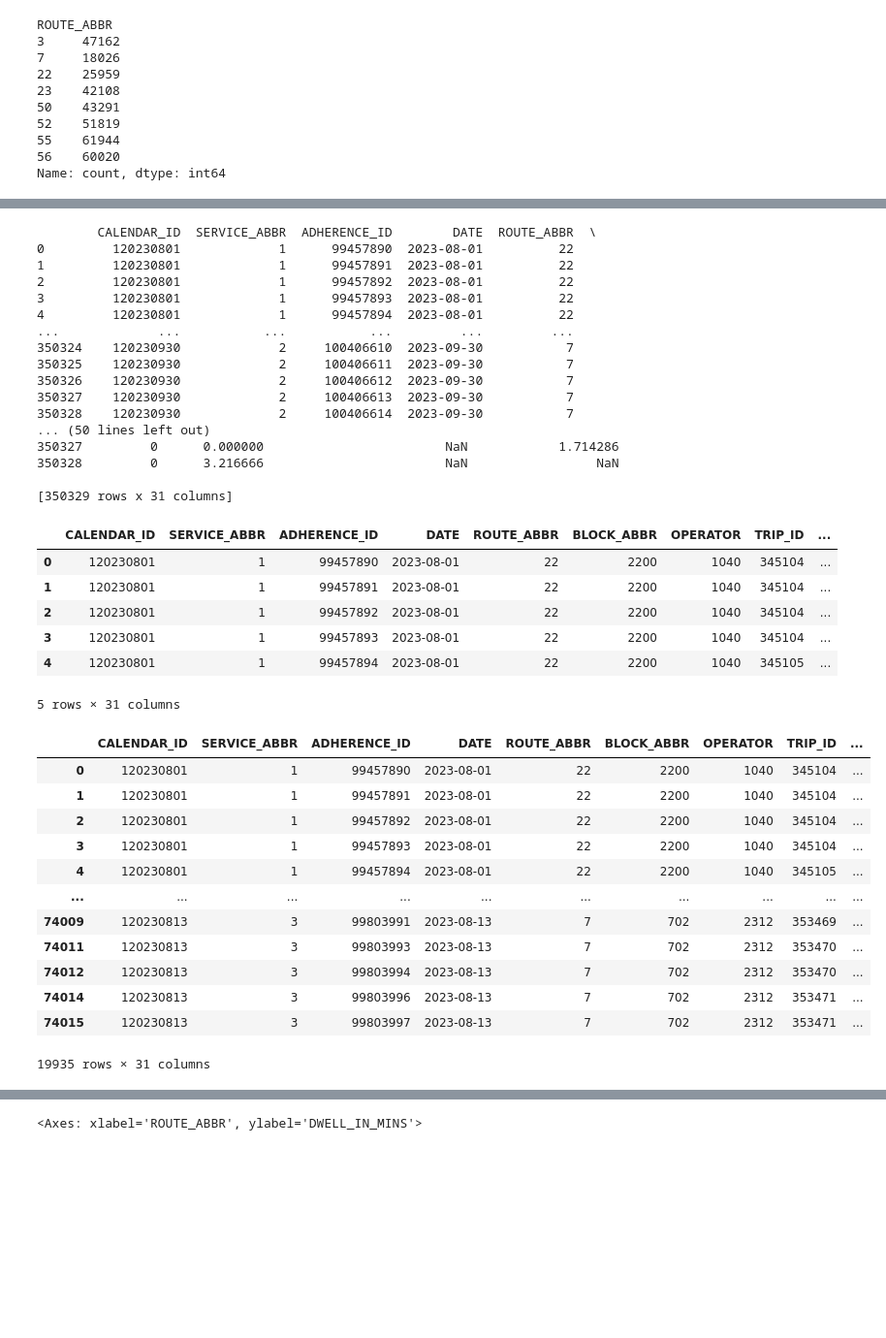
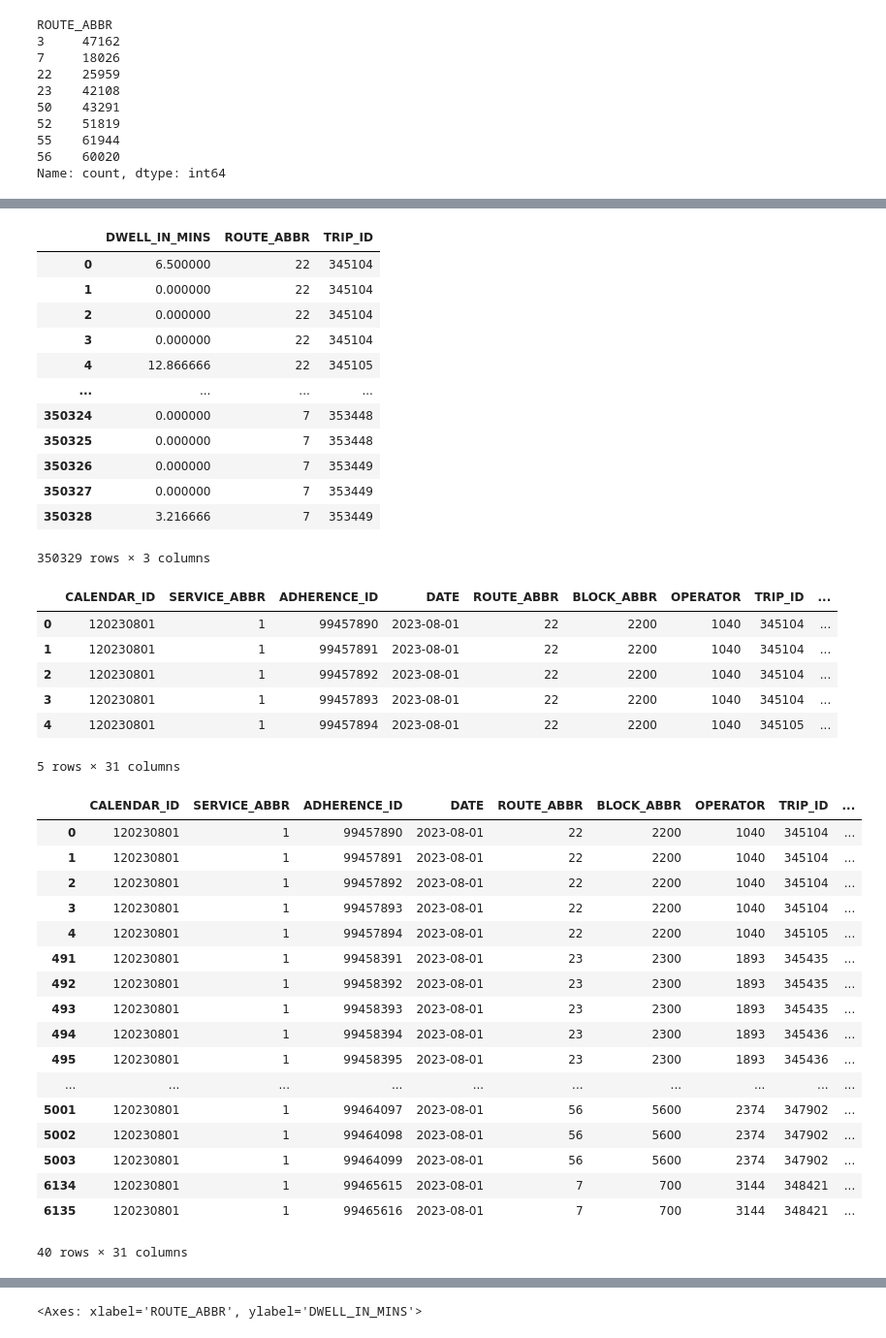
Before and after one commit to NSS-Data-Analytics-Cohort-12/wego-python-da12-pumpkin-py-latte, a Jupyter notebook: WeGo.ipynb, the cells around one changed output, grey strips where cells are left out. Shown at 97% size. Cells and saved outputs as stored; diff of their text form; code cells hidden in the pictures; blank space fills up the shorter version.

```diff
--- a/WeGo.ipynb
+++ b/WeGo.ipynb
@@ -51,51 +81,53 @@ wego.head()
+# %%
+Dwelltime = wego[['DWELL_IN_MINS', 'ROUTE_ABBR','TRIP_ID']]
+Dwelltime
+# %% [output]
+|  | DWELL_IN_MINS | ROUTE_ABBR | TRIP_ID |
+| 0 | 6.500000 | 22 | 345104 |
+| 1 | 0.000000 | 22 | 345104 |
+| 2 | 0.000000 | 22 | 345104 |
+| 3 | 0.000000 | 22 | 345104 |
+| 4 | 12.866666 | 22 | 345105 |
+| ... | ... | ... | ... |
+| 350324 | 0.000000 | 7 | 353448 |
+| 350325 | 0.000000 | 7 | 353448 |
+| 350326 | 0.000000 | 7 | 353449 |
+| 350327 | 0.000000 | 7 | 353449 |
+| 350328 | 3.216666 | 7 | 353449 |
+350329 rows × 3 columns
 # %%
-wego['Percentage_Headway'] = wego['SCHEDULED_HDWY'] / wego['HDWY_DEV'].reset_index(drop=True)
-print(wego)
+wego['Percentage_Headway'] = wego['HDWY_DEV'] / wego['SCHEDULED_HDWY']
+wego.head()
 # %% [output]
+|  | CALENDAR_ID | SERVICE_ABBR | ADHERENCE_ID | DATE | ROUTE_ABBR | BLOCK_ABBR | OPERATOR | TRIP_ID | ... |
+| 0 | 120230801 | 1 | 99457890 | 2023-08-01 | 22 | 2200 | 1040 | 345104 | ... |
+| 1 | 120230801 | 1 | 99457891 | 2023-08-01 | 22 | 2200 | 1040 | 345104 | ... |
+| 2 | 120230801 | 1 | 99457892 | 2023-08-01 | 22 | 2200 | 1040 | 345104 | ... |
+| 3 | 120230801 | 1 | 99457893 | 2023-08-01 | 22 | 2200 | 1040 | 345104 | ... |
+| 4 | 120230801 | 1 | 99457894 | 2023-08-01 | 22 | 2200 | 1040 | 345105 | ... |
-        CALENDAR_ID  SERVICE_ABBR  ADHERENCE_ID        DATE  ROUTE_ABBR  \
-0         120230801             1      99457890  2023-08-01          22
-1         120230801             1      99457891  2023-08-01          22
-2         120230801             1      99457892  2023-08-01          22
-3         120230801             1      99457893  2023-08-01          22
-4         120230801             1      99457894  2023-08-01          22
-...             ...           ...           ...         ...         ...
-350324    120230930             2     100406610  2023-09-30           7
-350325    120230930             2     100406611  2023-09-30           7
-350326    120230930             2     100406612  2023-09-30           7
-350327    120230930             2     100406613  2023-09-30           7
-350328    120230930             2     100406614  2023-09-30           7
-... (50 lines left out)
-350327         0      0.000000                        NaN            1.714286
-350328         0      3.216666                        NaN                 NaN
-
-[350329 rows x 31 columns]
+5 rows × 31 columns
-# %%
-wego.head()
-# %% [output]
-|  | CALENDAR_ID | SERVICE_ABBR | ADHERENCE_ID | DATE | ROUTE_ABBR | BLOCK_ABBR | OPERATOR | TRIP_ID | ... |
-| 0 | 120230801 | 1 | 99457890 | 2023-08-01 | 22 | 2200 | 1040 | 345104 | ... |
-| 1 | 120230801 | 1 | 99457891 | 2023-08-01 | 22 | 2200 | 1040 | 345104 | ... |
-| 2 | 120230801 | 1 | 99457892 | 2023-08-01 | 22 | 2200 | 1040 | 345104 | ... |
-| 3 | 120230801 | 1 | 99457893 | 2023-08-01 | 22 | 2200 | 1040 | 345104 | ... |
-| 4 | 120230801 | 1 | 99457894 | 2023-08-01 | 22 | 2200 | 1040 | 345105 | ... |
-5 rows × 31 columns
 # %%
-grouped = wego.groupby('TRIP_ID')
+grouped = wego.groupby('ROUTE_ABBR')
 grouped.head()
 # %% [output]
 |  | CALENDAR_ID | SERVICE_ABBR | ADHERENCE_ID | DATE | ROUTE_ABBR | BLOCK_ABBR | OPERATOR | TRIP_ID | ... |
 | 0 | 120230801 | 1 | 99457890 | 2023-08-01 | 22 | 2200 | 1040 | 345104 | ... |
 | 1 | 120230801 | 1 | 99457891 | 2023-08-01 | 22 | 2200 | 1040 | 345104 | ... |
 | 2 | 120230801 | 1 | 99457892 | 2023-08-01 | 22 | 2200 | 1040 | 345104 | ... |
 | 3 | 120230801 | 1 | 99457893 | 2023-08-01 | 22 | 2200 | 1040 | 345104 | ... |
 | 4 | 120230801 | 1 | 99457894 | 2023-08-01 | 22 | 2200 | 1040 | 345105 | ... |
+| 491 | 120230801 | 1 | 99458391 | 2023-08-01 | 23 | 2300 | 1893 | 345435 | ... |
+| 492 | 120230801 | 1 | 99458392 | 2023-08-01 | 23 | 2300 | 1893 | 345435 | ... |
+| 493 | 120230801 | 1 | 99458393 | 2023-08-01 | 23 | 2300 | 1893 | 345435 | ... |
+| 494 | 120230801 | 1 | 99458394 | 2023-08-01 | 23 | 2300 | 1893 | 345436 | ... |
+| 495 | 120230801 | 1 | 99458395 | 2023-08-01 | 23 | 2300 | 1893 | 345436 | ... |
 | ... | ... | ... | ... | ... | ... | ... | ... | ... | ... |
-| 74009 | 120230813 | 3 | 99803991 | 2023-08-13 | 7 | 702 | 2312 | 353469 | ... |
-| 74011 | 120230813 | 3 | 99803993 | 2023-08-13 | 7 | 702 | 2312 | 353470 | ... |
-| 74012 | 120230813 | 3 | 99803994 | 2023-08-13 | 7 | 702 | 2312 | 353470 | ... |
-| 74014 | 120230813 | 3 | 99803996 | 2023-08-13 | 7 | 702 | 2312 | 353471 | ... |
-| 74015 | 120230813 | 3 | 99803997 | 2023-08-13 | 7 | 702 | 2312 | 353471 | ... |
+| 5001 | 120230801 | 1 | 99464097 | 2023-08-01 | 56 | 5600 | 2374 | 347902 | ... |
+| 5002 | 120230801 | 1 | 99464098 | 2023-08-01 | 56 | 5600 | 2374 | 347902 | ... |
+| 5003 | 120230801 | 1 | 99464099 | 2023-08-01 | 56 | 5600 | 2374 | 347902 | ... |
+| 6134 | 120230801 | 1 | 99465615 | 2023-08-01 | 7 | 700 | 3144 | 348421 | ... |
+| 6135 | 120230801 | 1 | 99465616 | 2023-08-01 | 7 | 700 | 3144 | 348421 | ... |
-19935 rows × 31 columns
+40 rows × 31 columns
 # %%
 df1 = grouped[['ROUTE_ABBR', 'ROUTE_DIRECTION_NAME', 'ADHERENCE', 'Percentage_Headway']]
 df1.head()
```
Also changed, not shown: parts of 14 cells of this notebook.
